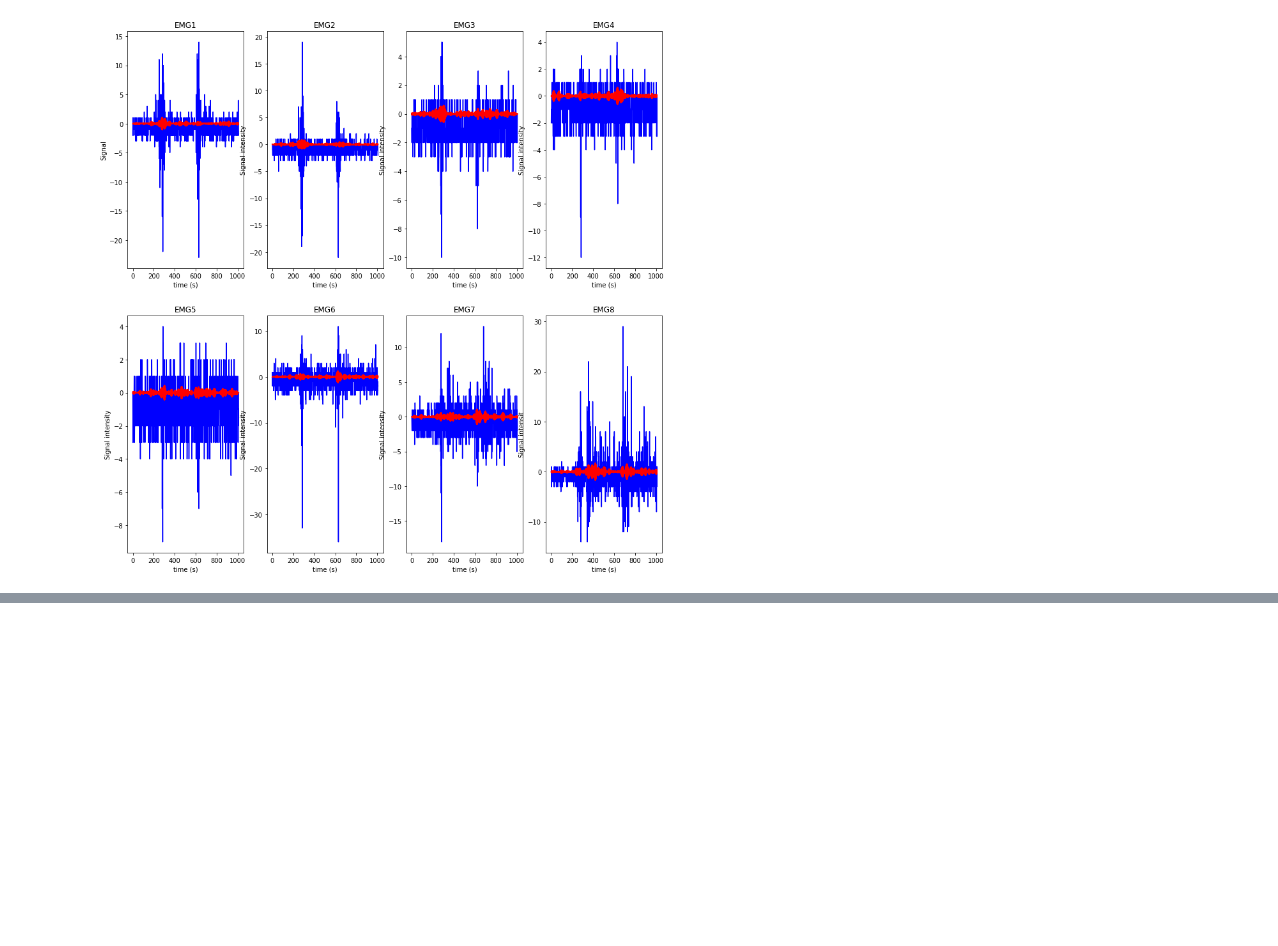
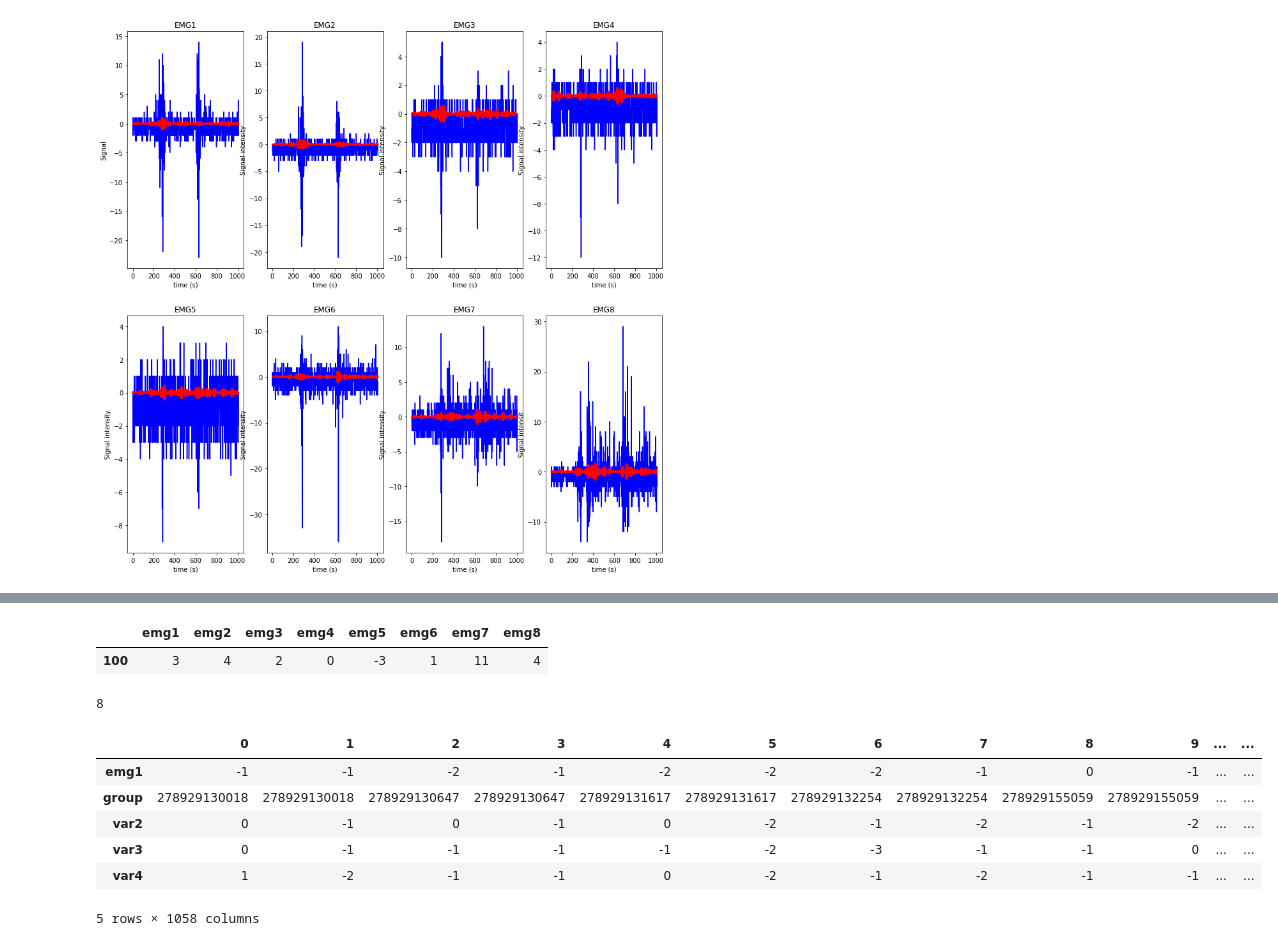
Before and after one commit to harvinder-power/MyoArcade, a Jupyter notebook: myo-sensor-data-analysis/Myo-Sensor-Analysis.ipynb, the cells around one changed output, grey strips where cells are left out. Cells and saved outputs as stored; diff of their text form; code cells hidden in the pictures; blank space fills up the shorter version.

```diff
--- a/myo-sensor-data-analysis/Myo-Sensor-Analysis.ipynb
+++ b/myo-sensor-data-analysis/Myo-Sensor-Analysis.ipynb
@@ -351,0 +447,2 @@ for i in range(len(emg_list)):
+# %%
+df.drop('timestamp', axis=1, inplace=True)
@@ -351,0 +458,20 @@ for i in range(len(emg_list)):
+# %%
+df[100:101]
+# %% [output]
+|  | emg1 | emg2 | emg3 | emg4 | emg5 | emg6 | emg7 | emg8 |
+| 100 | 3 | 4 | 2 | 0 | -3 | 1 | 11 | 4 |
+# %%
+len(df.columns)
+# %% [output]
+8
+# %%
+df = np.transpose(df)
+df.head()
+# %% [output]
+|  | 0 | 1 | 2 | 3 | 4 | 5 | 6 | 7 | 8 | 9 | ... | ... |
+| emg1 | -1 | -1 | -2 | -1 | -2 | -2 | -2 | -1 | 0 | -1 | ... | ... |
+| group | 278929130018 | 278929130018 | 278929130647 | 278929130647 | 278929131617 | 278929131617 | 278929132254 | 278929132254 | 278929155059 | 278929155059 | ... | ... |
+| var2 | 0 | -1 | 0 | -1 | 0 | -2 | -1 | -2 | -1 | -2 | ... | ... |
+| var3 | 0 | -1 | -1 | -1 | -1 | -2 | -3 | -1 | -1 | 0 | ... | ... |
+| var4 | 1 | -2 | -1 | -1 | 0 | -2 | -1 | -2 | -1 | -1 | ... | ... |
+5 rows × 1058 columns
```
Also changed, not shown: parts of 11 cells of this notebook, 3 other files.
